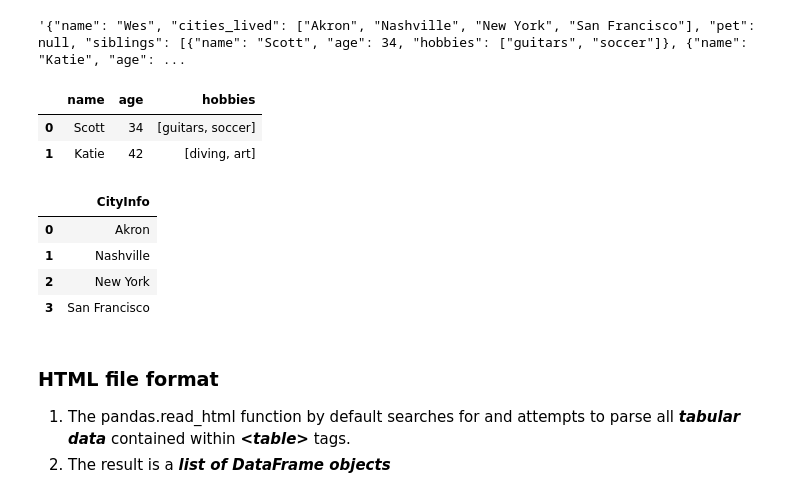
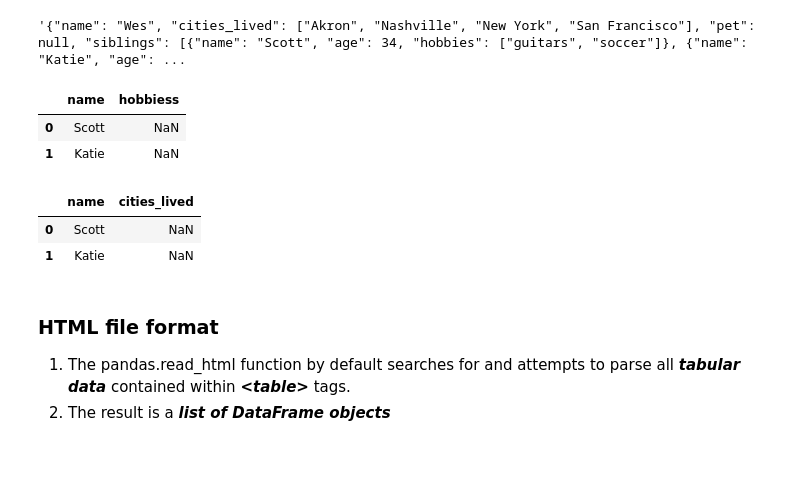
Before and after one commit to irffanhaziq/Data-Science, a Jupyter notebook: P138120_Week08_DataLoading_Storage_WC_20231129.ipynb, the cells around one changed output. Drawn from its saved outputs; the diff is of its cells as text; code cells hidden in the pictures; blank space fills up the shorter version.

```diff
--- a/P138120_Week08_DataLoading_Storage_WC_20231129.ipynb
+++ b/P138120_Week08_DataLoading_Storage_WC_20231129.ipynb
@@ -497,6 +500,10 @@ obj = """
 # %%
 # Convert JSON string to Python form named result
 # 'result' would be a dictionary representing the parsed JSON data
+#this case in the library
+import json
+res= json.loads(obj)
+res
 # %% [output]
 {'name': 'Wes',
  'cities_lived': ['Akron', 'Nashville', 'New York', 'San Francisco'],
@@ -509,18 +517,20 @@ obj = """
 '{"name": "Wes", "cities_lived": ["Akron", "Nashville", "New York", "San Francisco"], "pet": null, "siblings": [{"name": "Scott", "age": 34, "hobbies": ["guitars", "soccer"]}, {"name": "Katie", "age": ...
 # %%
 # Convert JSON object to DataFrame
+siblings = pd.DataFrame(res["siblings"], columns = ['name', 'hobbiess'])
+siblings
 # %% [output]
-|  | name | age | hobbies |
-| 0 | Scott | 34 | [guitars, soccer] |
-| 1 | Katie | 42 | [diving, art] |
+|  | name | hobbiess |
+| 0 | Scott | NaN |
+| 1 | Katie | NaN |
 # %%
 # Challenge: extract the city information and display in a dataframe
+city = pd.DataFrame(res["siblings"], columns = ['name', 'cities_lived'])
+city
 # %% [output]
-|  | CityInfo |
-| 0 | Akron |
-| 1 | Nashville |
-| 2 | New York |
-| 3 | San Francisco |
+|  | name | cities_lived |
+| 0 | Scott | NaN |
+| 1 | Katie | NaN |
 # %% [markdown]
 ### **HTML file format**
 1. The pandas.read_html function by default searches for and attempts to parse all ***tabular data*** contained within ***\<table>*** tags.
```
Also changed, not shown: parts of 7 cells of this notebook.
